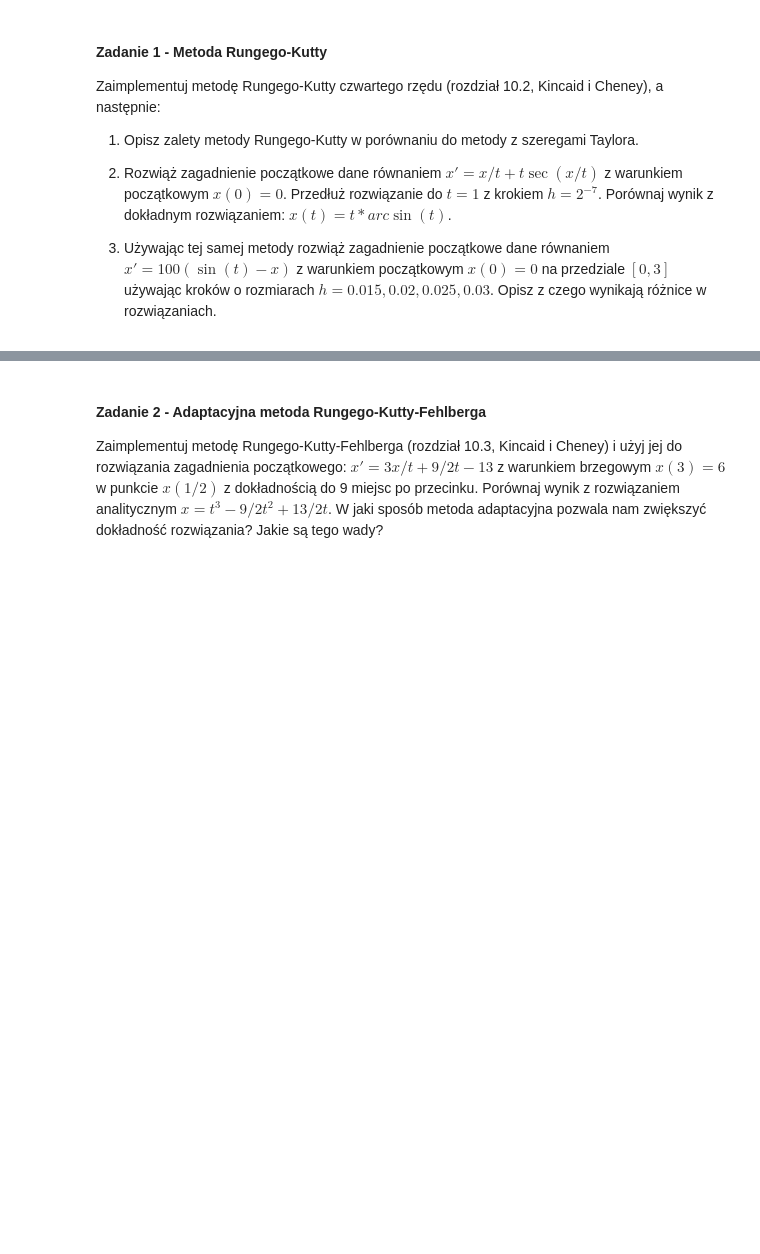
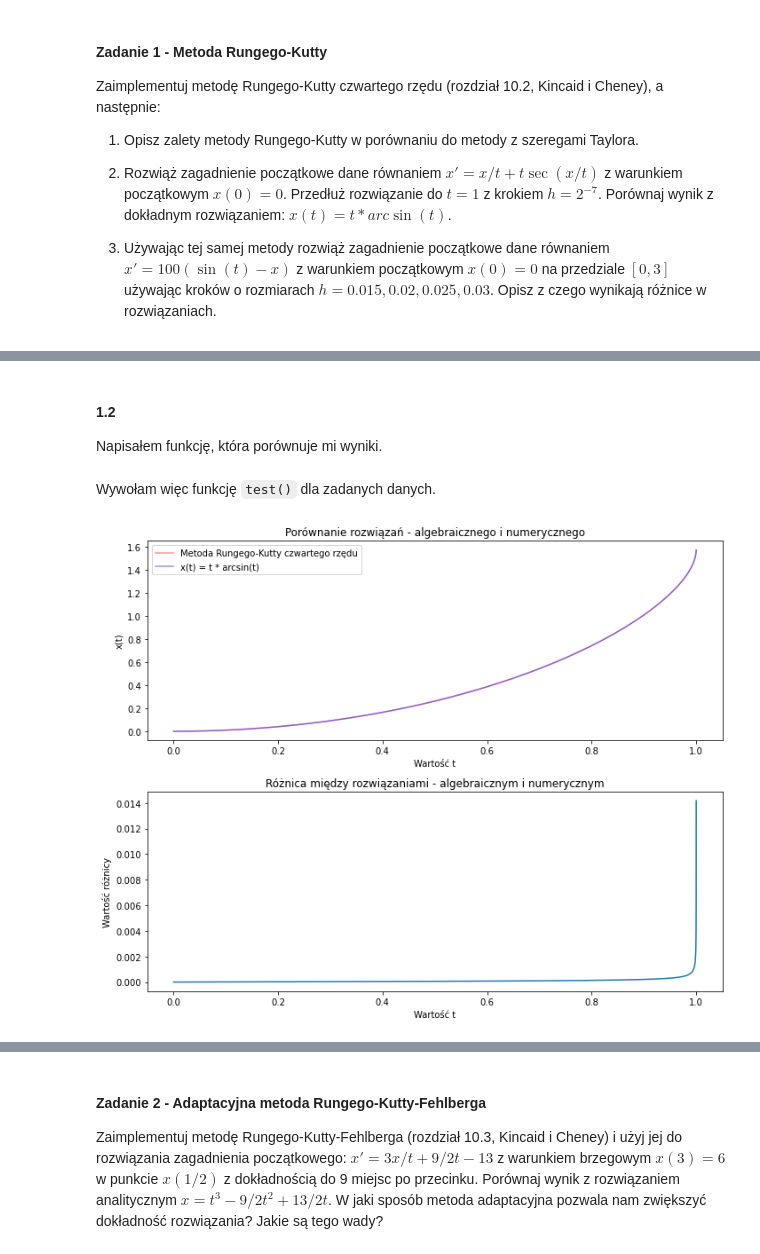
Before and after one commit to GabenRulez/4semestr_MOwNiT, a Jupyter notebook: lab12/lab12.ipynb, the cells around one changed output, grey strips where cells are left out. Cells and saved outputs as stored; diff of their text form; code cells hidden in the pictures; blank space fills up the shorter version.

```diff
--- a/lab12/lab12.ipynb
+++ b/lab12/lab12.ipynb
@@ -15,0 +49,38 @@ Opisz z czego wynikają różnice w rozwiązaniach.
+# %% [markdown]
+#### 1.2
+
+Napisałem funkcję, która porównuje mi wyniki.
+# %%
+def test(f, t, x, h, n):
+
+    wartosci_j, wartosci_t, wartosci_x = metoda_Rungego_Kutty(f,t,x,h,n)
+    dokladne_wartosci_x = wartosci_t * np.arcsin(wartosci_t)
+
+    fig1, axis = plt.subplots(2, figsize=(10,8))
+
+    axis[0].set_title("Porównanie rozwiązań - algebraicznego i numerycznego")
+    axis[0].set_xlabel("Wartość t")
+    axis[0].set_ylabel("x(t)")
+
+    axis[0].plot(wartosci_t, wartosci_x, label="Metoda Rungego-Kutty czwartego rzędu", c=(0.99, 0.15, 0.15, 0.5))
+    axis[0].plot(wartosci_t, dokladne_wartosci_x, label="x(t) = t * arcsin(t)", c=(0.15, 0.15, 0.99, 0.5))
+
+    axis[1].set_title("Różnica między rozwiązaniami - algebraicznym i numerycznym")
+    axis[1].set_xlabel("Wartość t")
+    axis[1].set_ylabel("Wartość różnicy")
+
+    axis[1].plot(wartosci_t, abs(wartosci_x - dokladne_wartosci_x))
+
+    axis[0].legend()
+    fig1.tight_layout()
+    fig1.show()
+# %% [markdown]
+Wywołam więc funkcję `test()` dla zadanych danych.
+# %%
+def f_1(t,x):
+    return x/t + t * mpmath.sec(x/t)
+# %%
+test( f=f_1, t = 1e-4, x = 0, h = 1e-4, n = 1e4 )
+#test( f=f_1, t = 1e-7, x = 0, h = 1e-7, n = 1e7 )
+# %% [output]
+[figure, added]
```
Also changed, not shown: parts of 33 cells of this notebook.
